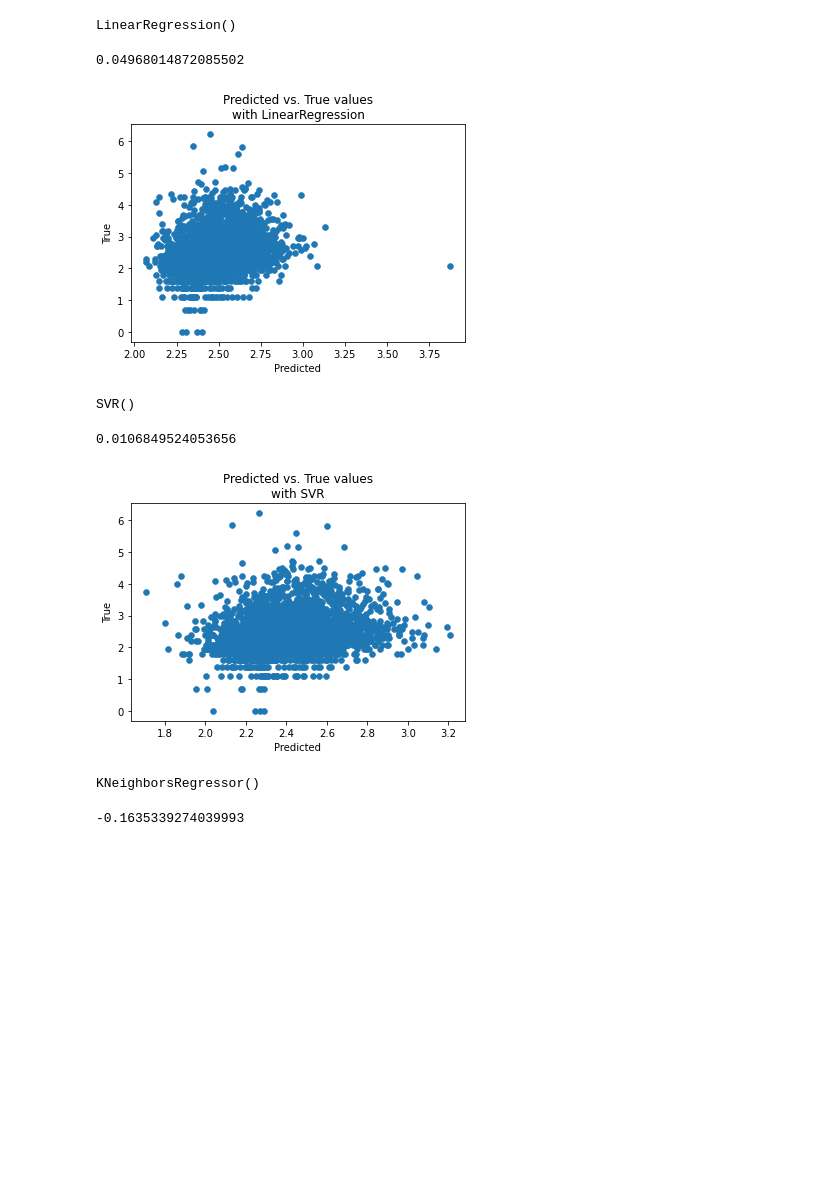
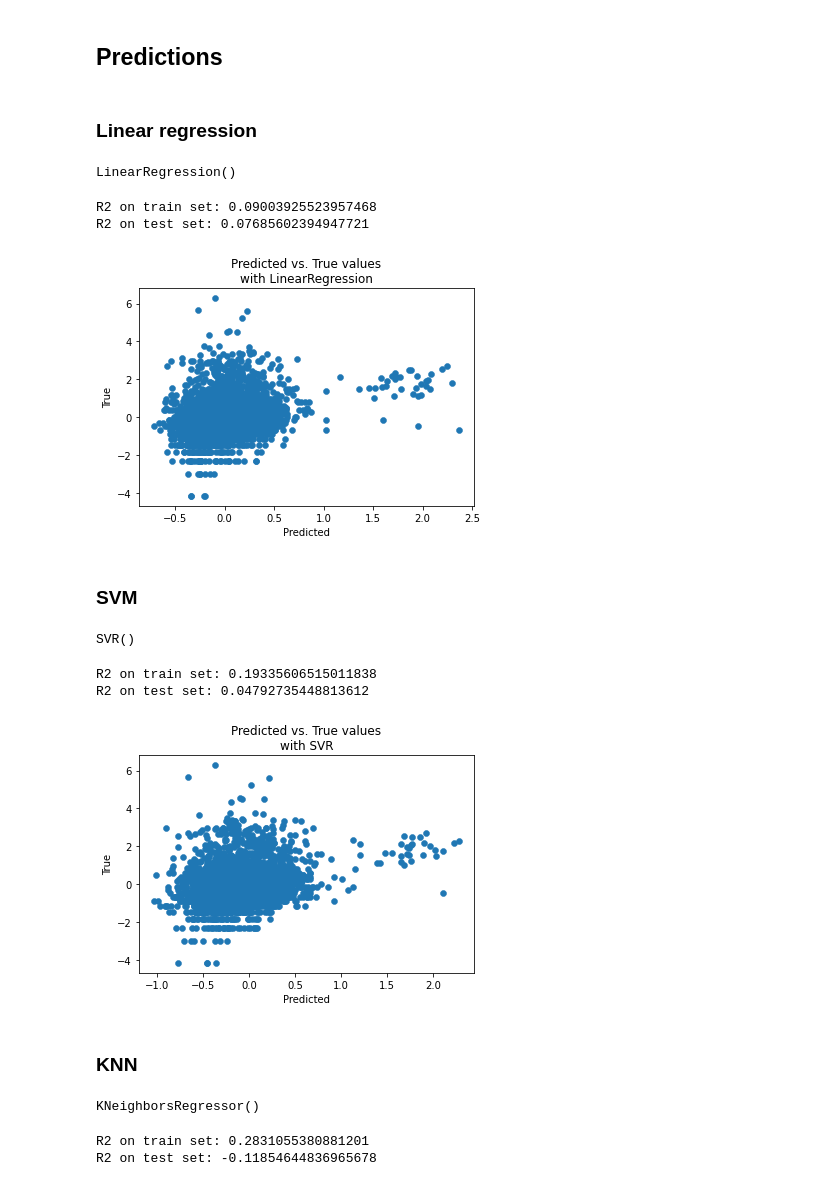
Before and after one commit to batyaamericus/OncUponTim, a Jupyter notebook: try_log_transform.ipynb, the cells around one changed output. Cells and saved outputs as stored; diff of their text form; code cells hidden in the pictures; blank space fills up the shorter version.

```diff
--- a/try_log_transform.ipynb
+++ b/try_log_transform.ipynb
@@ -52,6 +55,5 @@ df['num_likes'].shape
 # %%
+# log transformation
 from sklearn.preprocessing import FunctionTransformer
-
 transformer = FunctionTransformer(np.log1p, validate=True)
-
-la_log = transformer.transform(df[target].values).ravel()
+y = transformer.transform(df[target].values).ravel()
@@ -61,0 +60,3 @@ la_log.shape
+# %%
+# scaling
+y = (y-y.mean())/y.std()
@@ -61,0 +70,4 @@ la_log.shape
+# %%
+# log transform
+for var_to_log in ['sent_avg_length', 'num_unique_words', 'emotion_love']:
+  X[var_to_log] = X[var_to_log].apply(np.log1p)
@@ -64,6 +82,8 @@ from sklearn.model_selection import train_test_split
 
 test_size = 20/100
 
-X_train, X_test, y_train, y_test = train_test_split(df[feats_to_keep], la_log, test_size=test_size, random_state=42)
+X_train, X_test, y_train, y_test = train_test_split(X, y,
+                                                    test_size=test_size,
+                                                    random_state=42)
 X_train.shape, X_test.shape, y_train.shape, y_test.shape
 # %% [output]
@@ -80,3 +101,7 @@ X_train.shape, X_test.shape
+# %% [markdown]
+## Predictions
+# %% [markdown]
+### Linear regression
 # %%
 from sklearn.linear_model import LinearRegression
 
@@ -85,19 +110,21 @@ lr.fit(X_train, y_train)
 # %% [output]
 LinearRegression()
 # %%
-y_pred = lr.predict(X_test)
+print(f'R2 on train set: {lr.score(X_train, y_train)}')
+print(f'R2 on test set: {lr.score(X_test, y_test)}')
+# %% [output]
+R2 on train set: 0.09003925523957468
+R2 on test set: 0.07685602394947721
-# %%
-lr.score(X_test, y_test)
-# %% [output]
-0.04968014872085502
 # %%
-plt.scatter(x=y_pred, y=y_test, linewidths=0.5)
+plt.scatter(x=lr.predict(X_test), y=y_test, linewidths=0.5)
 plt.xlabel('Predicted')
 plt.ylabel('True')
 plt.title('Predicted vs. True values\nwith LinearRegression')
 plt.show()
 # %% [output]
-[figure, old version]
+[figure, new version]
+# %% [markdown]
+### SVM
 # %%
 from sklearn.svm import SVR
 
@@ -106,19 +133,21 @@ svr.fit(X_train, y_train)
 # %% [output]
 SVR()
 # %%
-y_pred_svr = svr.predict(X_test)
+print(f'R2 on train set: {svr.score(X_train, y_train)}')
+print(f'R2 on test set: {svr.score(X_test, y_test)}')
+# %% [output]
+R2 on train set: 0.19335606515011838
+R2 on test set: 0.04792735448813612
-# %%
-svr.score(X_test, y_test)
-# %% [output]
-0.0106849524053656
 # %%
-plt.scatter(x=y_pred_svr, y=y_test, linewidths=0.5)
+plt.scatter(x=svr.predict(X_test), y=y_test, linewidths=0.5)
 plt.xlabel('Predicted')
 plt.ylabel('True')
 plt.title('Predicted vs. True values\nwith SVR')
 plt.show()
 # %% [output]
-[figure, old version]
+[figure, new version]
+# %% [markdown]
+### KNN
 # %%
 from sklearn.neighbors import KNeighborsRegressor
 
@@ -131,5 +158,7 @@ y_pred_knr = knr.predict(X_test)
-# %%
-knr.score(X_test, y_test)
-# %% [output]
--0.1635339274039993
+# %%
+print(f'R2 on train set: {knr.score(X_train, y_train)}')
+print(f'R2 on test set: {knr.score(X_test, y_test)}')
+# %% [output]
+R2 on train set: 0.2831055380881201
+R2 on test set: -0.11854644836965678
 # %%
```
Also changed, not shown: parts of 54 cells of this notebook.
